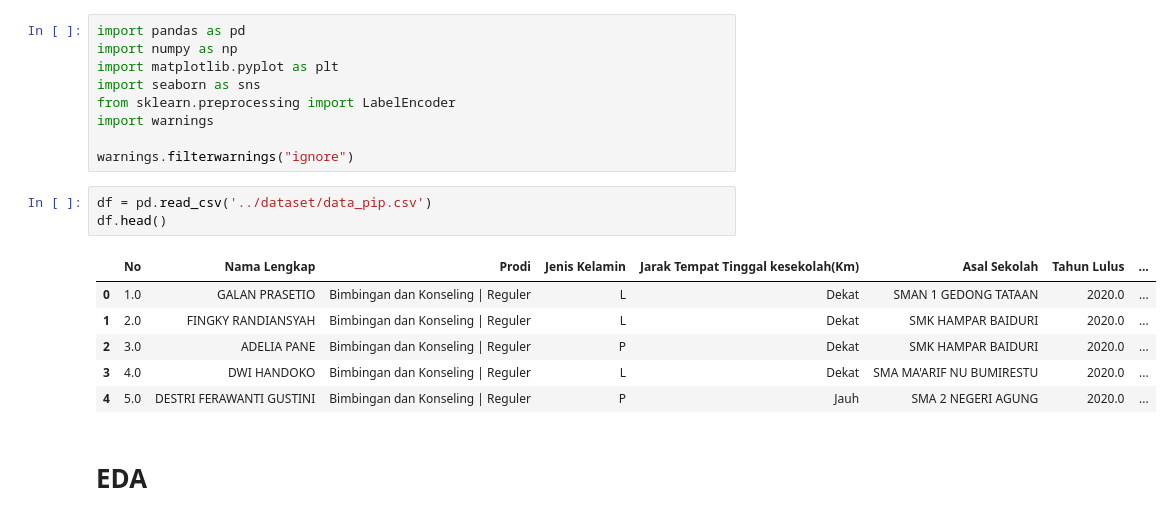
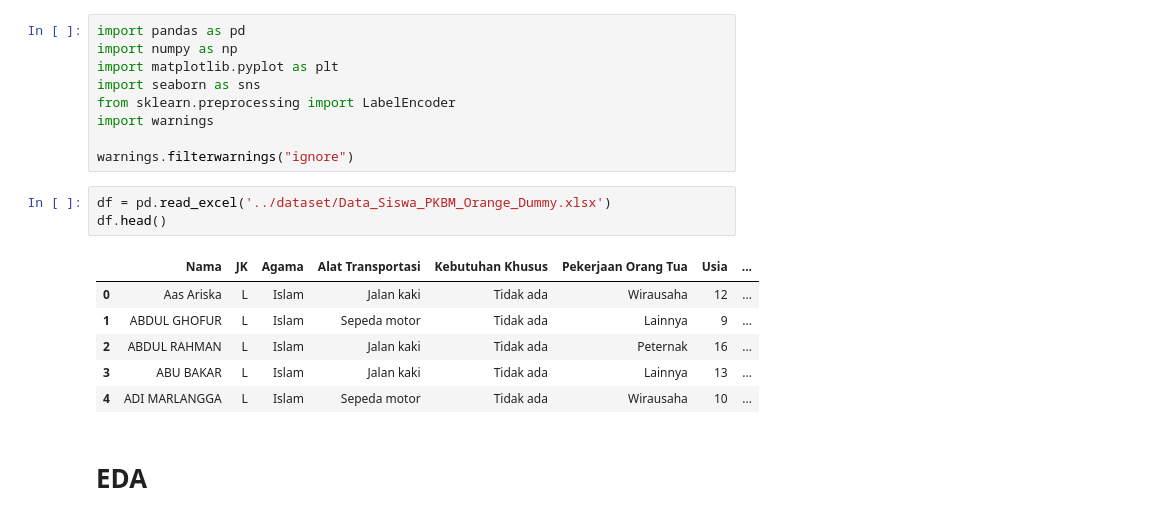
Before and after one commit to Tagenshin/capstone_spk_pip, a Jupyter notebook: ml/cleaning_data/cleaning.ipynb, the cells around one changed output. Drawn from its saved outputs; the diff is of its cells as text.

Commit message:
upd dataset

```diff
--- a/ml/cleaning_data/cleaning.ipynb
+++ b/ml/cleaning_data/cleaning.ipynb
@@ -8,15 +8,15 @@ import warnings
 
 warnings.filterwarnings("ignore")
 # %%
-df = pd.read_csv('../dataset/data_pip.csv')
+df = pd.read_excel('../dataset/Data_Siswa_PKBM_Orange_Dummy.xlsx')
 df.head()
 # %% [output]
-|  | No | Nama Lengkap | Prodi | Jenis Kelamin | Jarak Tempat Tinggal kesekolah(Km) | Asal Sekolah | Tahun Lulus | ... |
-| 0 | 1.0 | GALAN PRASETIO | Bimbingan dan Konseling | Reguler | L | Dekat | SMAN 1 GEDONG TATAAN | 2020.0 | ... |
-| 1 | 2.0 | FINGKY RANDIANSYAH | Bimbingan dan Konseling | Reguler | L | Dekat | SMK HAMPAR BAIDURI | 2020.0 | ... |
-| 2 | 3.0 | ADELIA PANE | Bimbingan dan Konseling | Reguler | P | Dekat | SMK HAMPAR BAIDURI | 2020.0 | ... |
-| 3 | 4.0 | DWI HANDOKO | Bimbingan dan Konseling | Reguler | L | Dekat | SMA MA'ARIF NU BUMIRESTU | 2020.0 | ... |
-| 4 | 5.0 | DESTRI FERAWANTI GUSTINI | Bimbingan dan Konseling | Reguler | P | Jauh | SMA 2 NEGERI AGUNG | 2020.0 | ... |
+|  | Nama | JK | Agama | Alat Transportasi | Kebutuhan Khusus | Pekerjaan Orang Tua | Usia | ... |
+| 0 | Aas Ariska | L | Islam | Jalan kaki | Tidak ada | Wirausaha | 12 | ... |
+| 1 | ABDUL GHOFUR | L | Islam | Sepeda motor | Tidak ada | Lainnya | 9 | ... |
+| 2 | ABDUL RAHMAN | L | Islam | Jalan kaki | Tidak ada | Peternak | 16 | ... |
+| 3 | ABU BAKAR | L | Islam | Jalan kaki | Tidak ada | Lainnya | 13 | ... |
+| 4 | ADI MARLANGGA | L | Islam | Sepeda motor | Tidak ada | Wirausaha | 10 | ... |
 # %% [markdown]
 # EDA
 # %%
```
Also changed, not shown: 2 other files.
